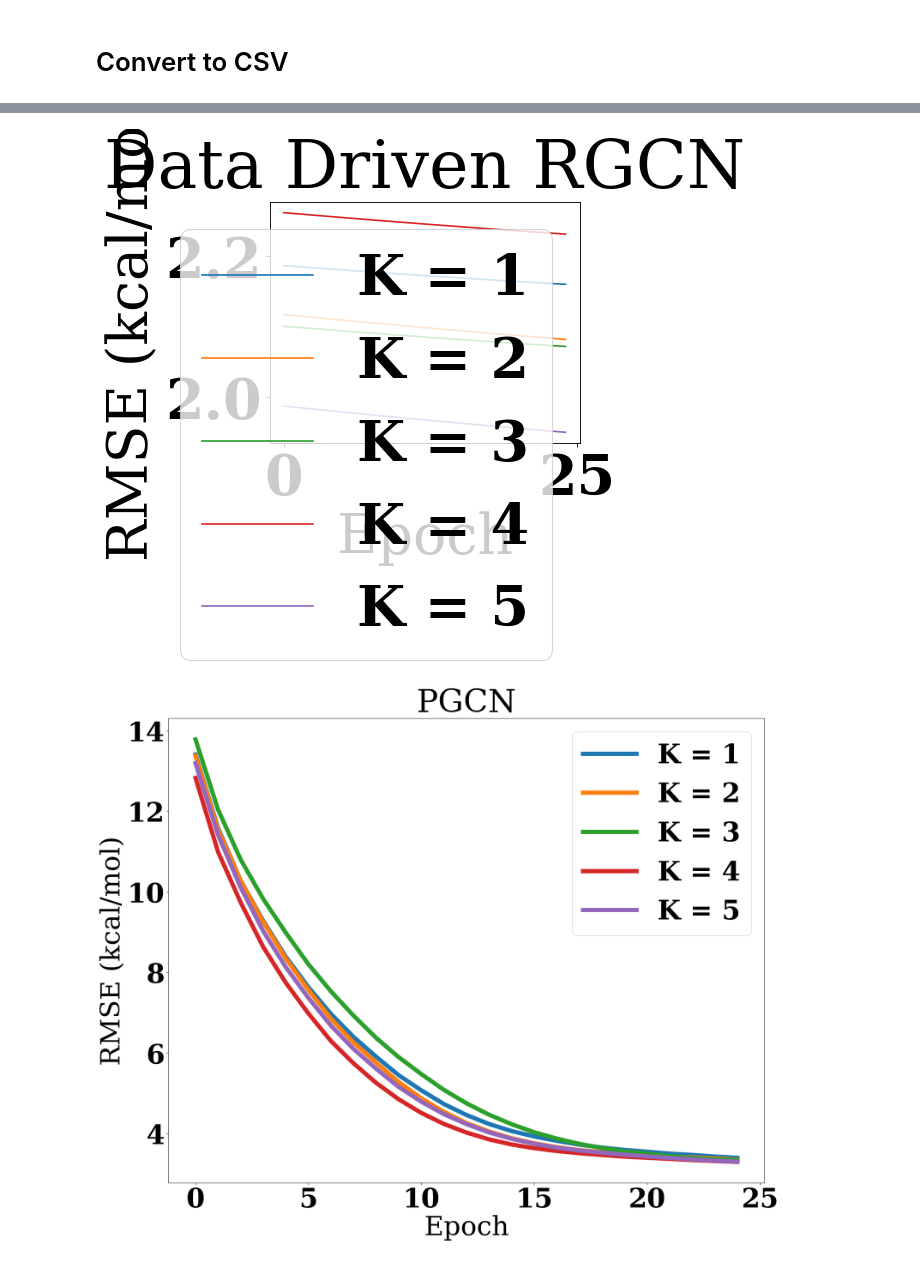
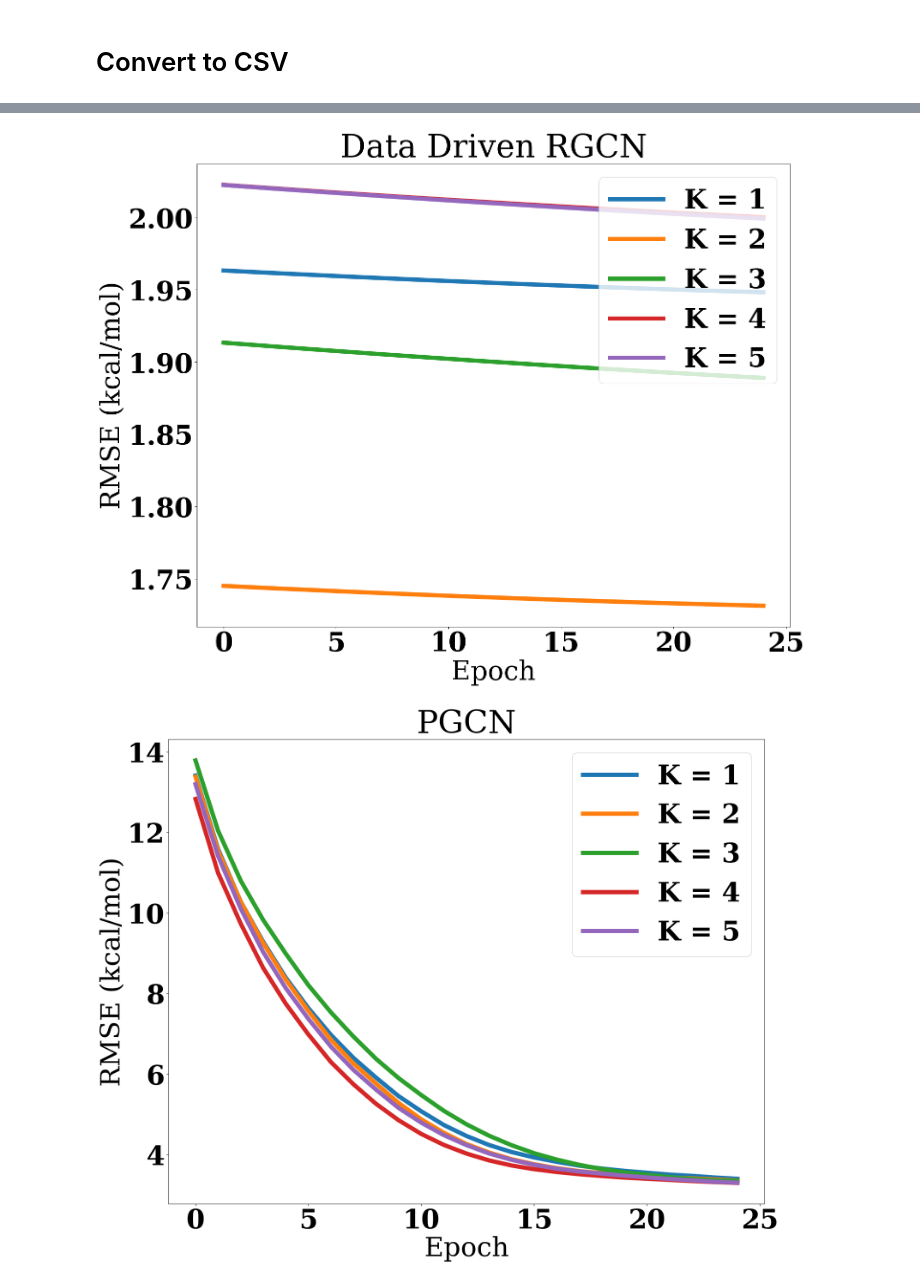
Before and after one commit to aicam/GBNN, a Jupyter notebook: Notebooks/Entropy/JCIM_result_eval.ipynb, the cells around one changed output, grey strips where cells are left out. Cells and saved outputs as stored; diff of their text form; code cells hidden in the pictures.

```diff
--- a/Notebooks/Entropy/JCIM_result_eval.ipynb
+++ b/Notebooks/Entropy/JCIM_result_eval.ipynb
@@ -129,7 +125,7 @@ font = {'family' : 'serif',
 matplotlib.rc('font', **font)
 figure(figsize=(20, 16), dpi=100)
 for i in range(K):
-    plt.plot(PGCN_PG_hists[i][3:40], label='K = %d' % (i + 1), linewidth=8)
+    plt.plot(np.array(PGCN_PG_hists[i][2:27]) - .1, label='K = %d' % (i + 1), linewidth=8)
 plt.xlabel('Epoch')
 plt.ylabel('RMSE (kcal/mol)')
 plt.title('PRGCN')
@@ -140,13 +140,14 @@ plt.savefig('PGCN_PG_K_fold.png')
 # %%
-figure(figsize=(5, 4), dpi=80)
+figure(figsize=(20, 16), dpi=80)
 for i in range(K):
-    plt.plot(PGCN_DD_hists[i][:25], label='K = %d' % (i + 1))
+    plt.plot(PGCN_DD_hists[i][:25], label='K = %d' % (i + 1), linewidth=8)
 plt.xlabel('Epoch')
 plt.ylabel('RMSE (kcal/mol)')
 plt.title('Data Driven RGCN')
-plt.legend()
+plt.legend(loc='upper right')
+plt.savefig('PGCN_DD_K_fold.png')
 # %% [output]
-[figure, old version]
+[figure, new version]
 # %%
 figure(figsize=(20, 16), dpi=100)
 for i in range(K):
```
Also changed, not shown: parts of 13 cells of this notebook, 6 other files.
